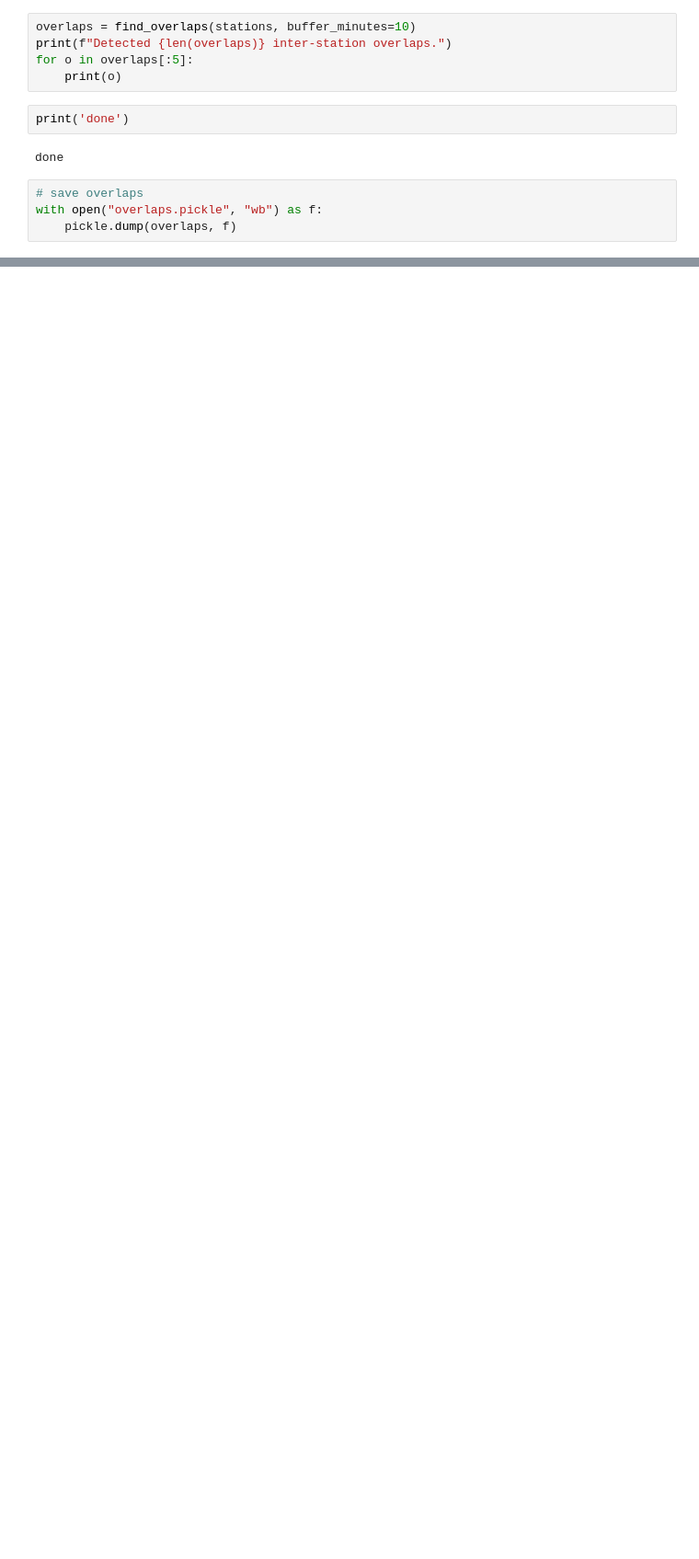
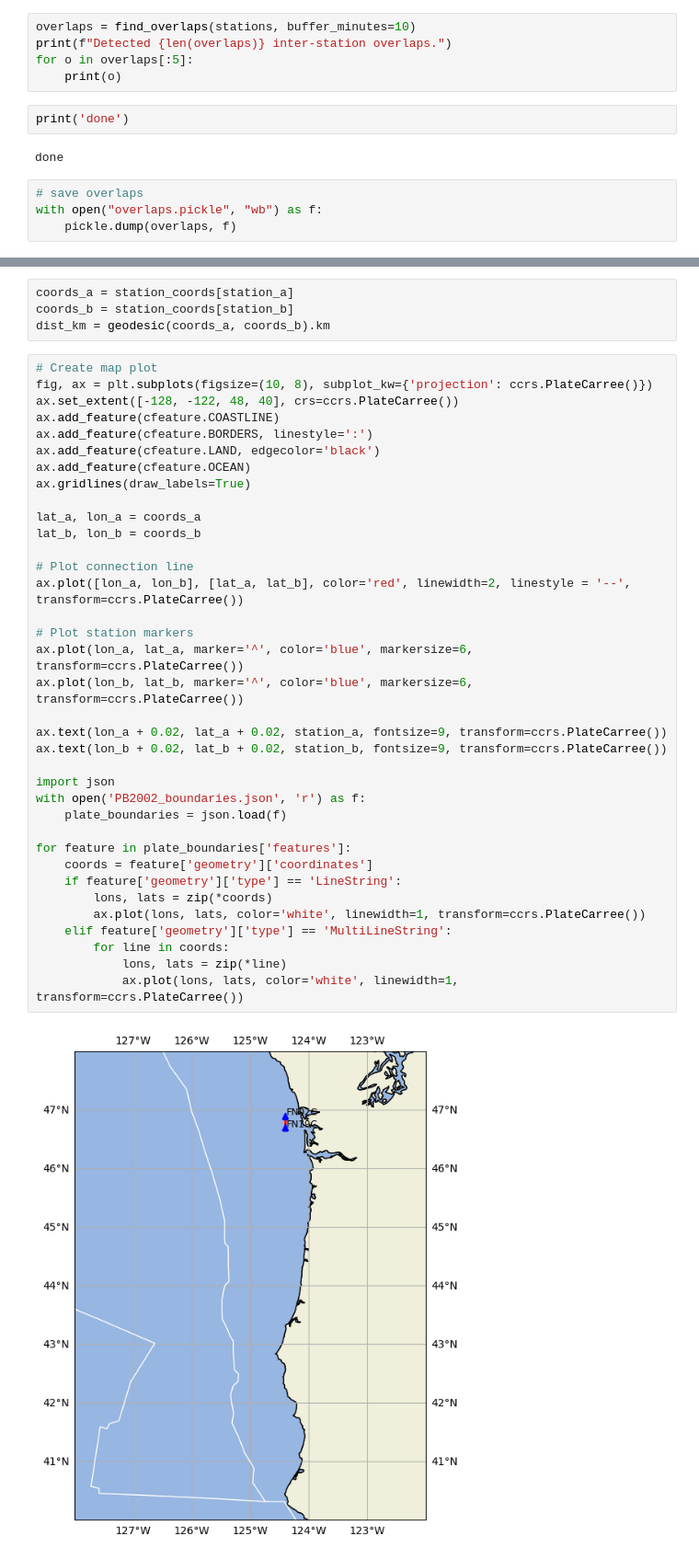
Before and after one commit to lydiakelley/obs_tremor, a Jupyter notebook: tremor_detection/overlap.ipynb, the cells around one changed output, grey strips where cells are left out. Shown at 92% size. Drawn from its saved outputs; the diff is of its cells as text; blank space fills up the shorter version.

```diff
--- a/tremor_detection/overlap.ipynb
+++ b/tremor_detection/overlap.ipynb
@@ -296,0 +354,42 @@ plt.show()
+# %%
+coords_a = station_coords[station_a]
+coords_b = station_coords[station_b]
+dist_km = geodesic(coords_a, coords_b).km
+# %%
+# Create map plot
+fig, ax = plt.subplots(figsize=(10, 8), subplot_kw={'projection': ccrs.PlateCarree()})
+ax.set_extent([-128, -122, 48, 40], crs=ccrs.PlateCarree())
+ax.add_feature(cfeature.COASTLINE)
+ax.add_feature(cfeature.BORDERS, linestyle=':')
+ax.add_feature(cfeature.LAND, edgecolor='black')
+ax.add_feature(cfeature.OCEAN)
+ax.gridlines(draw_labels=True)
+
+lat_a, lon_a = coords_a
+lat_b, lon_b = coords_b
+
+# Plot connection line
+ax.plot([lon_a, lon_b], [lat_a, lat_b], color='red', linewidth=2, linestyle = '--', transform=ccrs.PlateCarree())
+
+# Plot station markers
+ax.plot(lon_a, lat_a, marker='^', color='blue', markersize=6, transform=ccrs.PlateCarree())
+ax.plot(lon_b, lat_b, marker='^', color='blue', markersize=6, transform=ccrs.PlateCarree())
+
+ax.text(lon_a + 0.02, lat_a + 0.02, station_a, fontsize=9, transform=ccrs.PlateCarree())
+ax.text(lon_b + 0.02, lat_b + 0.02, station_b, fontsize=9, transform=ccrs.PlateCarree())
+
+import json
+with open('PB2002_boundaries.json', 'r') as f:
+    plate_boundaries = json.load(f)
+
+for feature in plate_boundaries['features']:
+    coords = feature['geometry']['coordinates']
+    if feature['geometry']['type'] == 'LineString':
+        lons, lats = zip(*coords)
+        ax.plot(lons, lats, color='white', linewidth=1, transform=ccrs.PlateCarree())
+    elif feature['geometry']['type'] == 'MultiLineString':
+        for line in coords:
+            lons, lats = zip(*line)
+            ax.plot(lons, lats, color='white', linewidth=1, transform=ccrs.PlateCarree())
+# %% [output]
+[figure, added]
```
Also changed, not shown: parts of 5 cells of this notebook, 5 other files.
